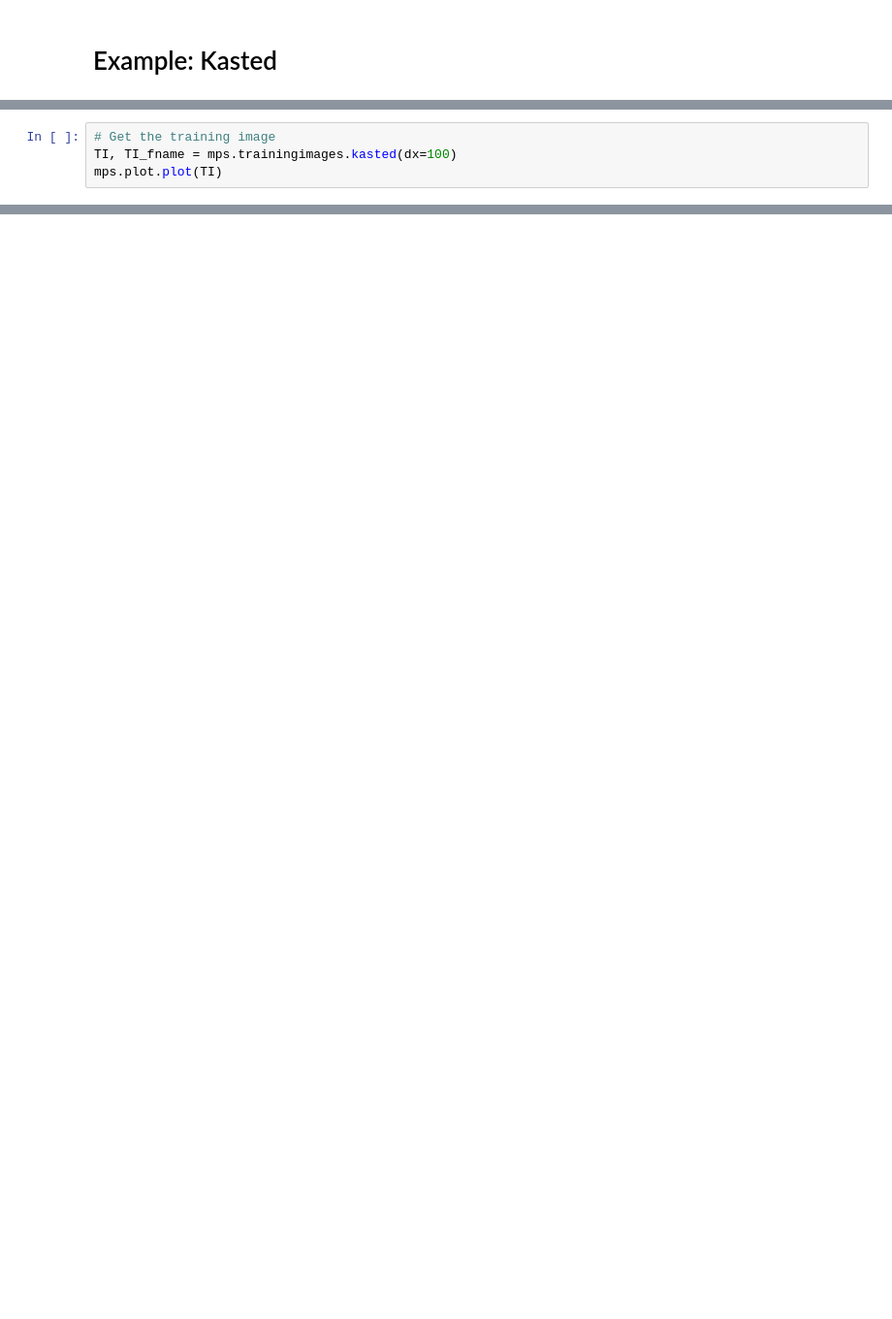
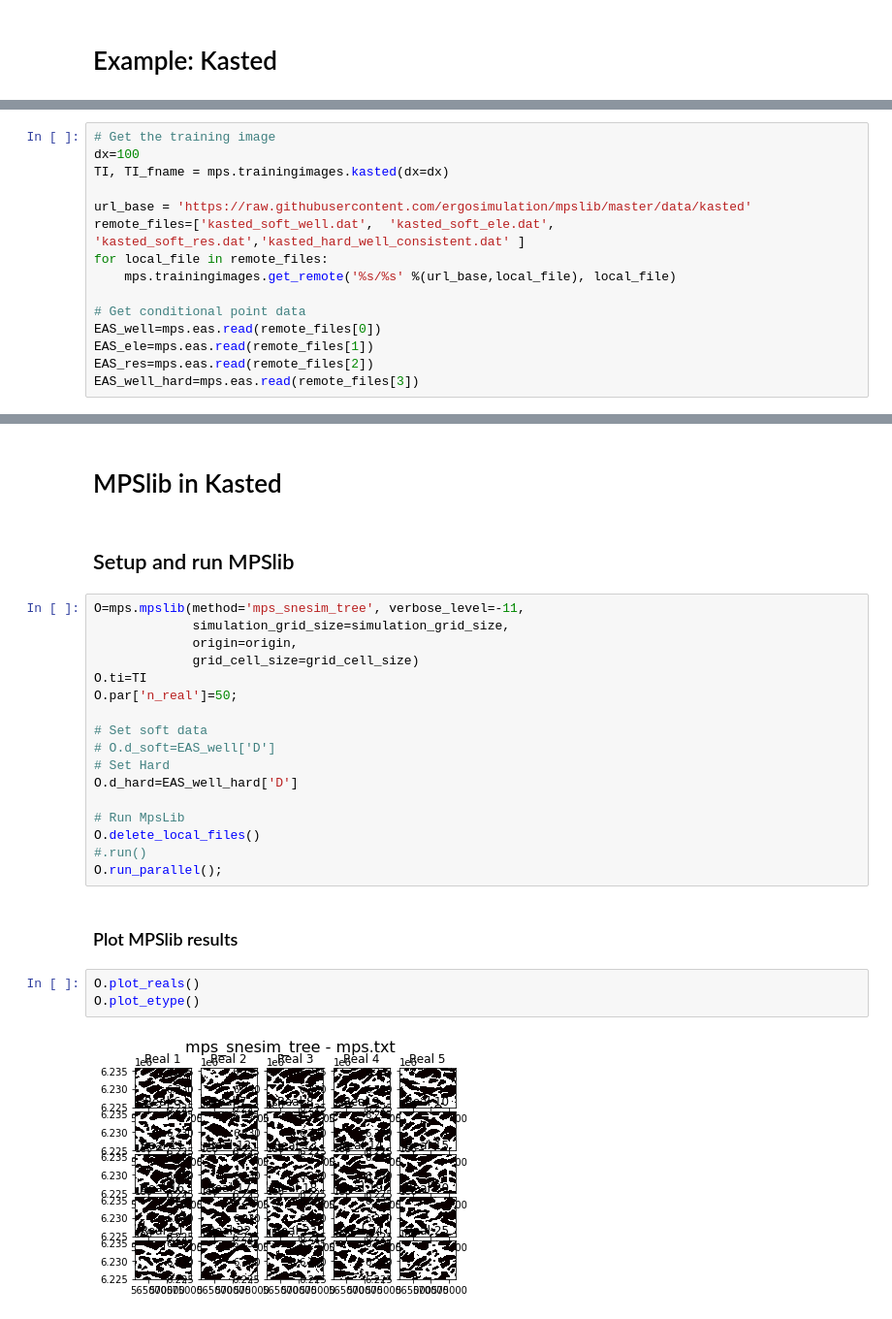
Before and after one commit to cultpenguin/sippi-all, a Jupyter notebook: scikit-mps/examples/ex_kasted.ipynb, the cells around one changed output, grey strips where cells are left out. Shown at 97% size. Drawn from its saved outputs; the diff is of its cells as text; blank space fills up the shorter version.

Commit message:
Kasted Example

```diff
--- a/scikit-mps/examples/ex_kasted.ipynb
+++ b/scikit-mps/examples/ex_kasted.ipynb
@@ -9,4 +13,15 @@ pv.global_theme.jupyter_backend = 'pythreejs' # use this in notebook
 # %%
 # Get the training image
-TI, TI_fname = mps.trainingimages.kasted(dx=100)
-mps.plot.plot(TI)
+dx=100
+TI, TI_fname = mps.trainingimages.kasted(dx=dx)
+
+url_base = 'https://raw.githubusercontent.com/ergosimulation/mpslib/master/data/kasted'
+remote_files=['kasted_soft_well.dat',  'kasted_soft_ele.dat',  'kasted_soft_res.dat','kasted_hard_well_consistent.dat' ]
+for local_file in remote_files:
+    mps.trainingimages.get_remote('%s/%s' %(url_base,local_file), local_file)
+
+# Get conditional point data
+EAS_well=mps.eas.read(remote_files[0])
+EAS_ele=mps.eas.read(remote_files[1])
+EAS_res=mps.eas.read(remote_files[2])
+EAS_well_hard=mps.eas.read(remote_files[3])
@@ -44,0 +121,28 @@ EAS
+# %% [markdown]
+# MPSlib in Kasted
+# %% [markdown]
+## Setup and run MPSlib
+# %%
+O=mps.mpslib(method='mps_snesim_tree', verbose_level=-11,
+             simulation_grid_size=simulation_grid_size,
+             origin=origin,
+             grid_cell_size=grid_cell_size)
+O.ti=TI
+O.par['n_real']=50;
+
+# Set soft data
+# O.d_soft=EAS_well['D']
+# Set Hard
+O.d_hard=EAS_well_hard['D']
+
+# Run MpsLib
+O.delete_local_files()
+#.run()
+O.run_parallel();
+# %% [markdown]
+### Plot MPSlib results
+# %%
+O.plot_reals()
+O.plot_etype()
+# %% [output]
+[figure, added]
```
Also changed, not shown: parts of 15 cells of this notebook, 5 other files.
